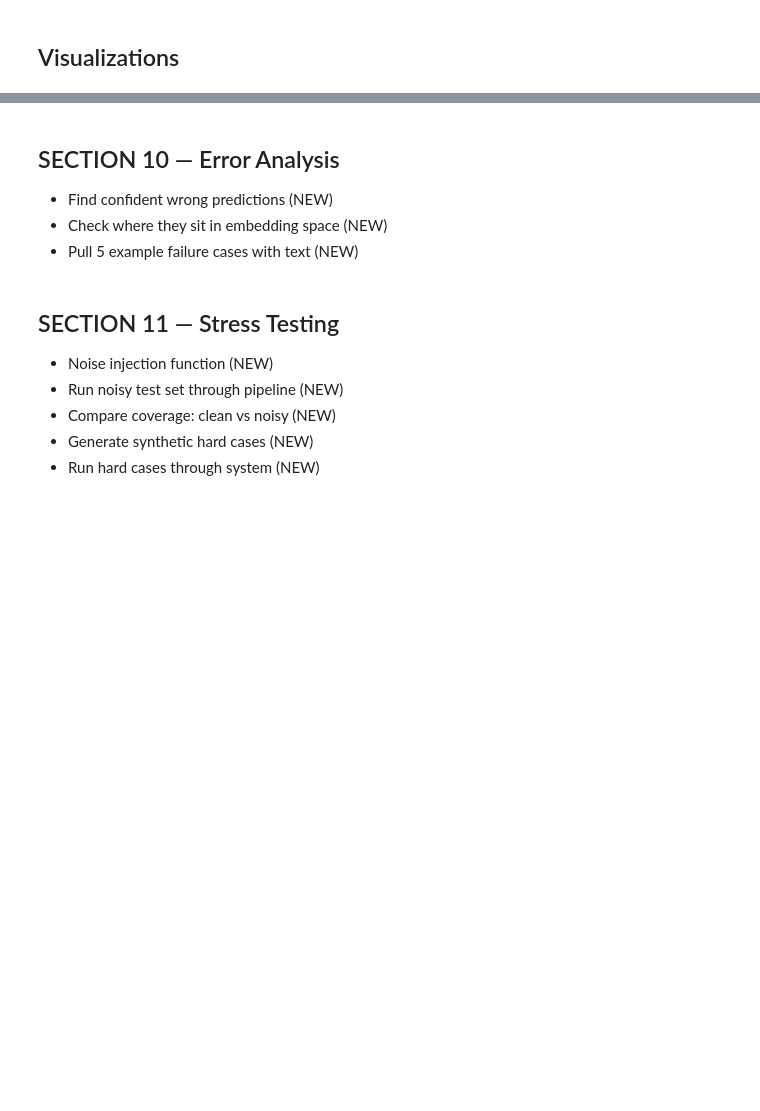
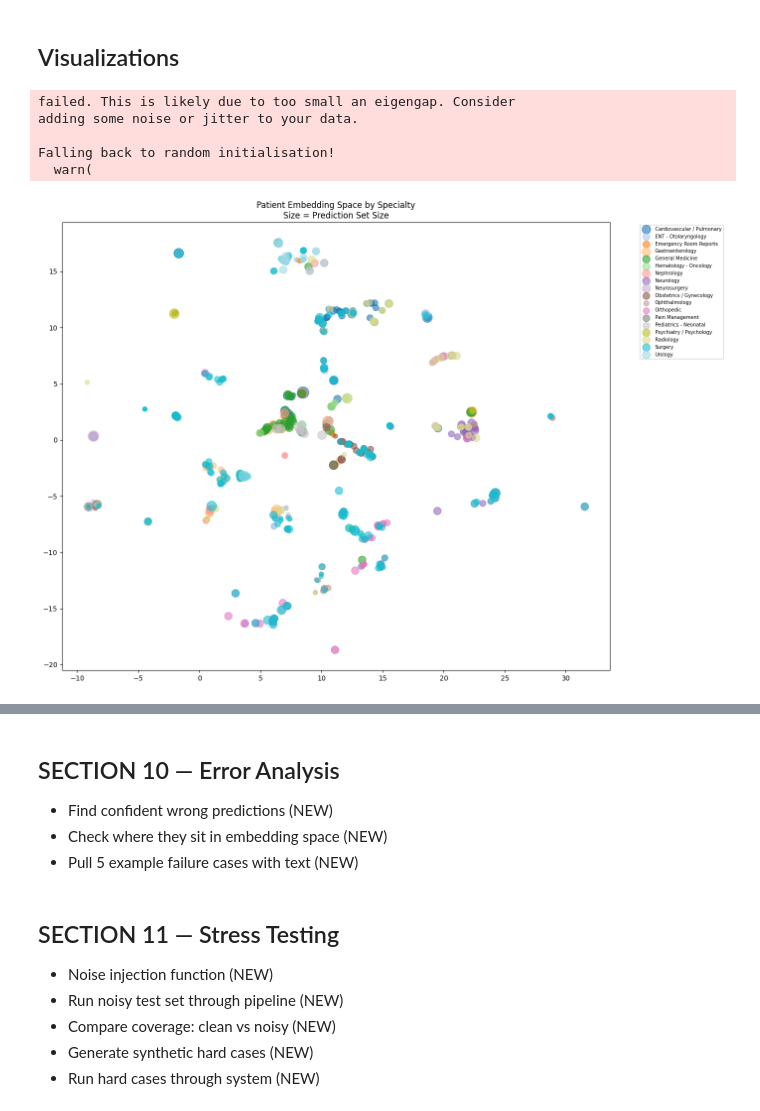
Before and after one commit to ryoder96/clinical-nlp-uncertainty, a Jupyter notebook: NLP_Project_EDA.ipynb, the cells around one changed output, grey strips where cells are left out. Cells and saved outputs as stored; diff of their text form; code cells hidden in the pictures; blank space fills up the shorter version.

```diff
--- a/NLP_Project_EDA.ipynb
+++ b/NLP_Project_EDA.ipynb
@@ -849,13 +907,13 @@ def get_scores_and_embeddings(dataset, batch_size=16):
     return torch.cat(all_probs), torch.cat(all_embeddings)
 
 print("Extracting calibration embeddings...")
-cal_probs, cal_embeddings = get_scores_and_embeddings(cal_dataset)
+cal_probs, cal_embeddings = get_scores_and_embeddings(calib_ds)
 
 print("Extracting test embeddings...")
-test_probs, test_embeddings = get_scores_and_embeddings(test_dataset)
+test_probs, test_embeddings = get_scores_and_embeddings(test_ds)
 
 print("Extracting train embeddings...")
-train_probs, train_embeddings = get_scores_and_embeddings(train_dataset)
+train_probs, train_embeddings = get_scores_and_embeddings(train_ds)
 
 print(f"Cal probs shape: {cal_probs.shape}")
 print(f"Test embeddings shape: {test_embeddings.shape}")
@@ -963,0 +1110,43 @@ plt.show()
+# %%
+# Cell 7 — UMAP visualization
+import umap
+import matplotlib.pyplot as plt
+import numpy as np
+
+# Combine all embeddings for a richer map
+all_embeddings = torch.cat([train_embeddings, test_embeddings], dim=0)
+all_labels = np.concatenate([train_labels, test_labels])
+
+# Fit UMAP on everything
+reducer = umap.UMAP(n_components=2, random_state=42, n_neighbors=15, min_dist=0.1)
+all_2d = reducer.fit_transform(all_embeddings.numpy())
+
+# Split back out
+n_train = len(train_embeddings)
+test_2d = all_2d[n_train:]
+
+# Plot test points only, colored by outlier score
+plt.figure(figsize=(14, 10))
+
+# Plot by specialty color
+colors = plt.cm.tab20(np.linspace(0, 1, 18))
+for i, specialty in enumerate(le.classes_):
+    mask = test_labels == i
+    plt.scatter(
+        test_2d[mask, 0], test_2d[mask, 1],
+        label=specialty, alpha=0.6,
+        s=[max(20, set_sizes[j] * 40) for j in np.where(mask)[0]],
+        color=colors[i]
+    )
+
+plt.legend(bbox_to_anchor=(1.05, 1), loc='upper left', fontsize=7)
+plt.title('Patient Embedding Space by Specialty\nSize = Prediction Set Size')
+plt.tight_layout()
+plt.show()
+# %% [output]
+failed. This is likely due to too small an eigengap. Consider
+adding some noise or jitter to your data.
+
+Falling back to random initialisation!
+  warn(
+[figure, added]
```
Also changed, not shown: parts of 34 cells of this notebook.
